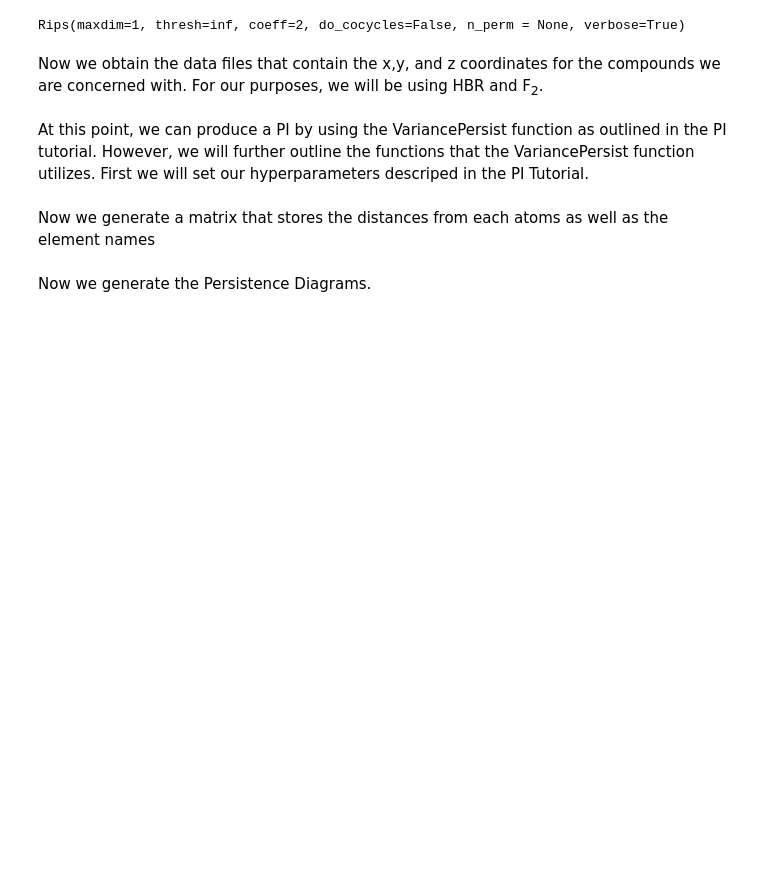
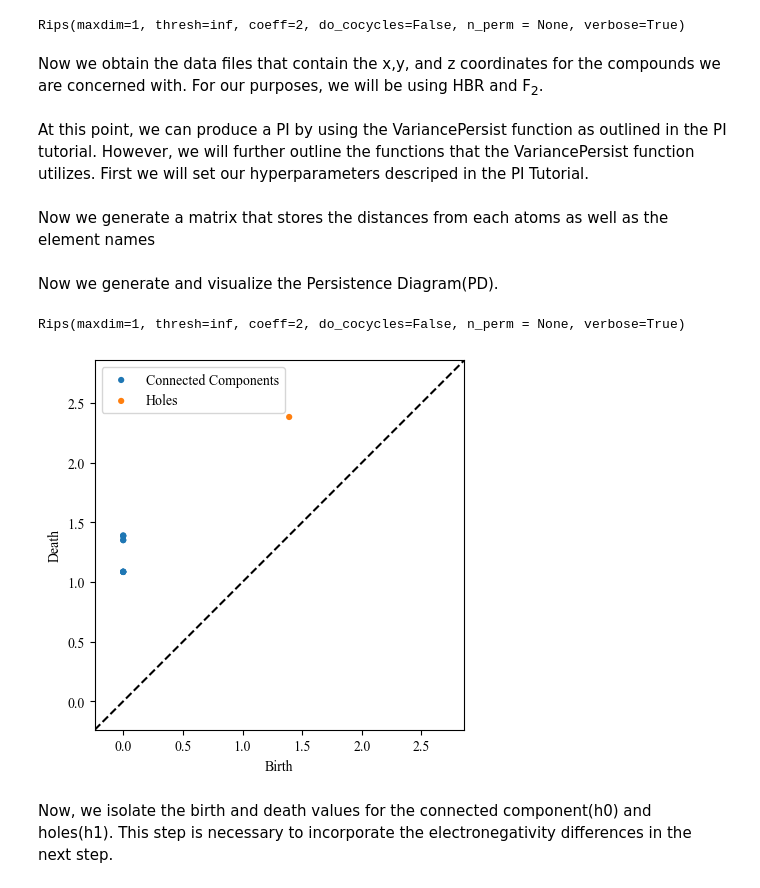
Before and after one commit to maroulaslab/PersistentImages_Chemistry, a Jupyter notebook: VariancePersist.ipynb, the cells around one changed output. Cells and saved outputs as stored; diff of their text form; code cells hidden in the pictures; blank space fills up the shorter version.

```diff
--- a/VariancePersist.ipynb
+++ b/VariancePersist.ipynb
@@ -45,2 +45,2 @@ D_2, element_2 = Makexyzdistance(compound_2)
 # %% [markdown]
-Now we generate the Persistence Diagrams.
+Now we generate and visualize the Persistence Diagram(PD).
@@ -50,3 +47,19 @@ PD_2 = ripser(D_2,distance_matrix=True)
+# %%
+PD_1 = ripser(D_1,distance_matrix=True)
+
+#graph the PD
+rips = Rips()
+rips.transform(D_1, distance_matrix=True)
+rips.dgms_[0]=rips.dgms_[0][0:-1]
+rips.plot(show=False, lifetime=False, labels=['Connected Components','Holes'])
+L = plt.legend()
+plt.setp(L.texts, family="Times New Roman")
+plt.rcParams["font.family"] = "Times New Roman"
+# %% [output]
+Rips(maxdim=1, thresh=inf, coeff=2, do_cocycles=False, n_perm = None, verbose=True)
+[figure, added]
+# %% [markdown]
+Now, we isolate the birth and death values for the connected component(h0) and holes(h1). This step is necessary to incorporate the electronegativity differences in the next step.
 # %%
 pointsh0_1 = (PD_1['dgms'][0][0:-1,1])
 pointsh1_1 = (PD_1['dgms'][1])
```
Also changed, not shown: parts of 32 cells of this notebook.
